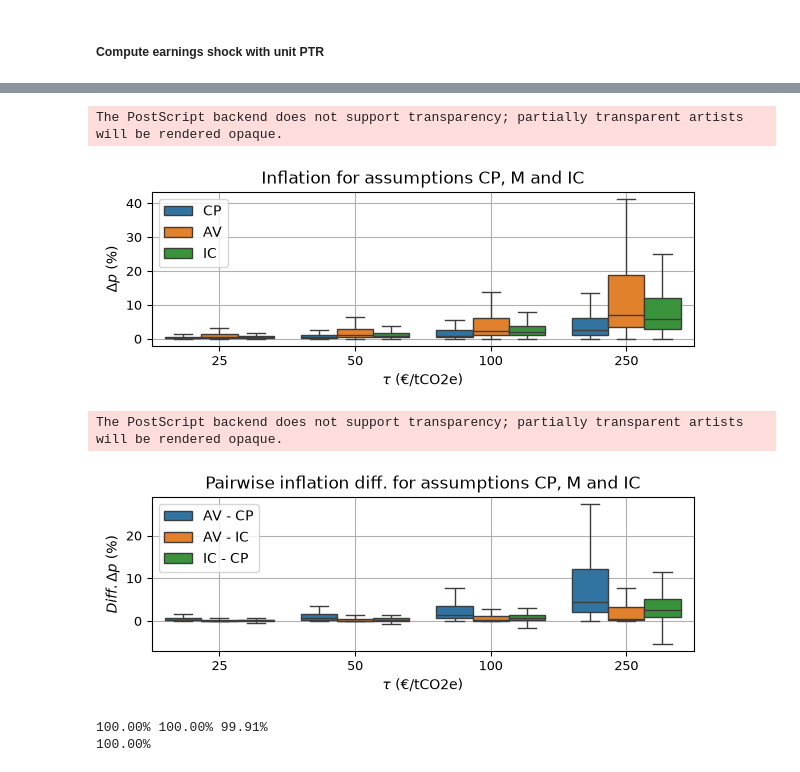
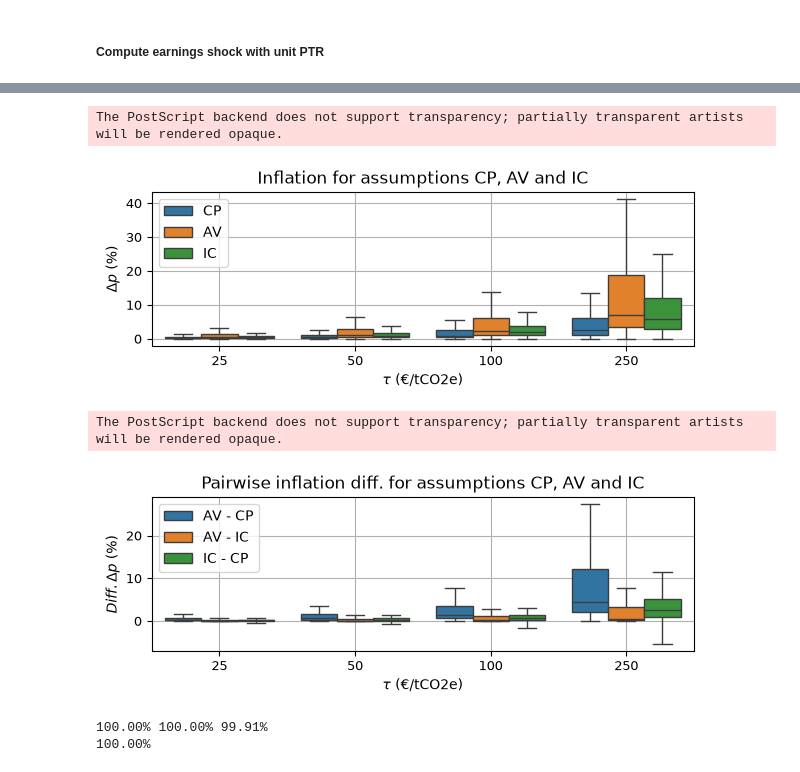
Before and after one commit to edouardpineau/Several-shades-of-input-output-models, a Jupyter notebook: main_several shades io modelling.ipynb, the cells around one changed output, grey strips where cells are left out. Cells and saved outputs as stored; diff of their text form; code cells hidden in the pictures.

```diff
--- a/main_several shades io modelling.ipynb
+++ b/main_several shades io modelling.ipynb
@@ -81,29 +81,29 @@ Wall time: 19 s
 # %%
 df_1 = df_delta_p_costpush.copy()
 df_1["Source"] = "CP"
 df_2 = df_delta_p_tax.copy()
 df_2["Source"] = "AV"
 df_3 = df_delta_p_ic.copy()
 df_3["Source"] = "IC"
 
 df_boxplot = pandas.concat([df_1, df_2, df_3])
 df_boxplot = pandas.melt(df_boxplot, id_vars=['Source'])
 
 plt.figure(figsize=(7, 2))
 seaborn.boxplot(df_boxplot, x='variable', y='value', hue='Source', showfliers=False)
 plt.xticks(rotation=0, ha='center', fontsize=9);
 plt.yticks(fontsize=9);
 plt.legend(title=None);
 plt.grid()
 plt.xlabel(r"$\tau$ (€/tCO2e)")
 plt.ylabel(r"$\Delta p$ (%)")
-plt.title(r"Inflation for assumptions CP, M and IC")
+plt.title(r"Inflation for assumptions CP, AV and IC")
 
 plt.savefig(os.path.join(pathways["CURRENT_PATH"], "outputs", "deltap_carbon.png"), dpi=300, bbox_inches='tight')
 plt.savefig(os.path.join(pathways["CURRENT_PATH"], "outputs", "deltap_carbon.eps"), format="eps", dpi=300, bbox_inches='tight')
 # %% [output]
 The PostScript backend does not support transparency; partially transparent artists will be rendered opaque.
-[figure, old version]
+[figure, new version]
 # %%
 df_1 = (df_delta_p_tax - df_delta_p_costpush).copy()
 df_1["Source"] = "AV - CP"
@@ -123,13 +123,13 @@ plt.legend(title=None);
 plt.grid()
 plt.xlabel(r"$\tau$ (€/tCO2e)")
 plt.ylabel(r"$Diff. \Delta p$ (%)")
-plt.title(r"Pairwise inflation diff. for assumptions CP, M and IC")
+plt.title(r"Pairwise inflation diff. for assumptions CP, AV and IC")
 
 plt.savefig(os.path.join(pathways["CURRENT_PATH"], "outputs", "deltap_carbon_comparisons.png"), dpi=300, bbox_inches='tight')
 plt.savefig(os.path.join(pathways["CURRENT_PATH"], "outputs", "deltap_carbon_comparisons.eps"), format="eps", dpi=300, bbox_inches='tight')
 # %% [output]
 The PostScript backend does not support transparency; partially transparent artists will be rendered opaque.
-[figure, old version]
+[figure, new version]
 # %%
 carbon_price = 100
 
```
Also changed, not shown: parts of 16 cells of this notebook.
